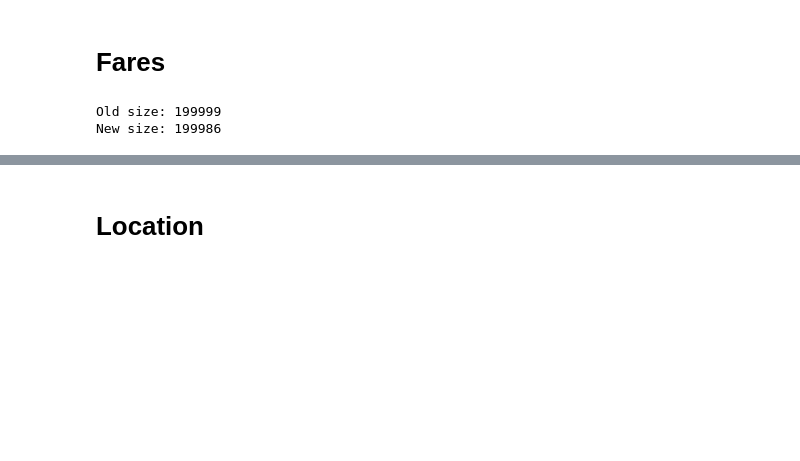
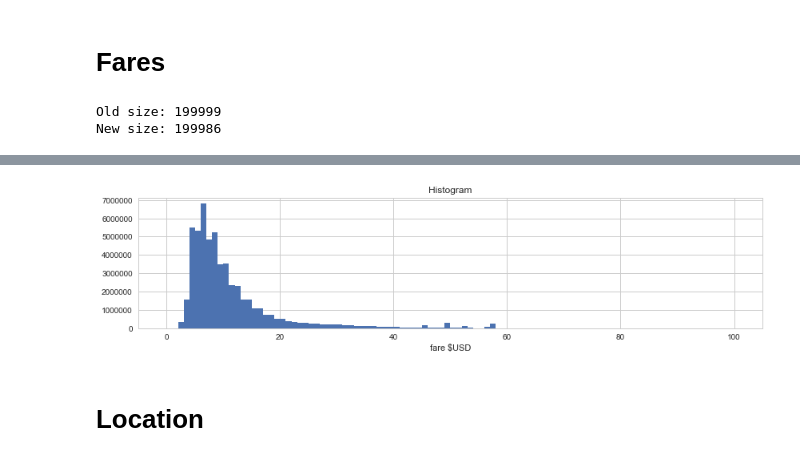
Before and after one commit to amyncarol/taxi_fare, a Jupyter notebook: EDA.ipynb, the cells around one changed output, grey strips where cells are left out. Cells and saved outputs as stored; diff of their text form; code cells hidden in the pictures; blank space fills up the shorter version.

```diff
--- a/EDA.ipynb
+++ b/EDA.ipynb
@@ -108,3 +172,11 @@ plt.title('Histogram');
+# %%
+#fare dist
+df_train[(df_train.fare_amount<=100)].fare_amount.hist(bins = 100, figsize=(14, 3))
+#df_train.fare_amount.hist(bins = 100, figsize=(14, 3))
+plt.xlabel('fare $USD')
+plt.title('Histogram');
+# %% [output]
+[figure, added]
 # %% [markdown]
 # Location
 # %%
```
Also changed, not shown: parts of 13 cells of this notebook.
